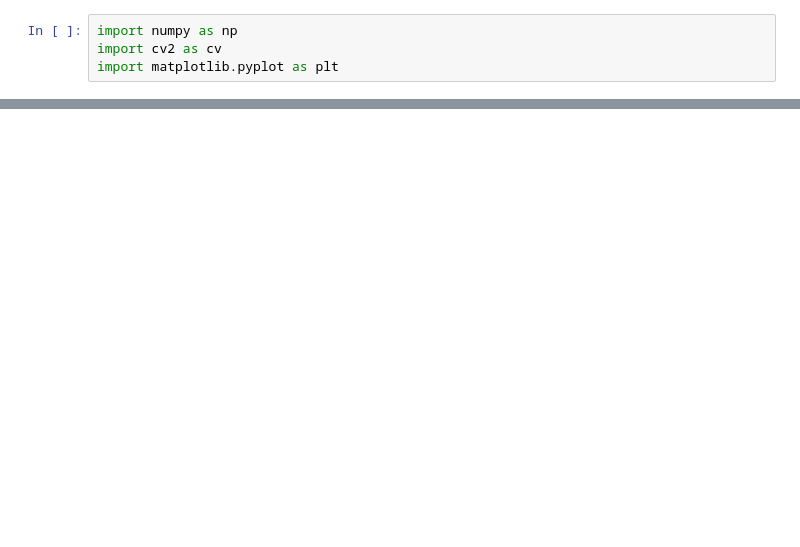
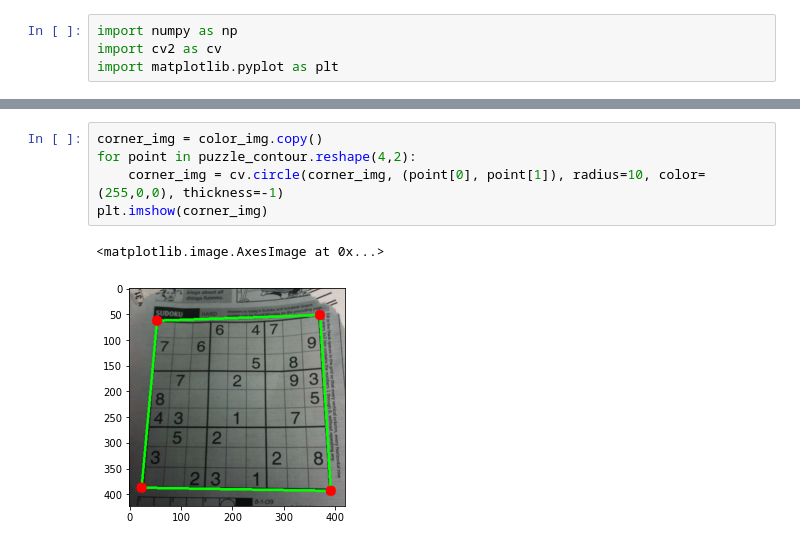
Before and after one commit to brianmakesthings/sudoku_solver, a Jupyter notebook: src/parse_image.ipynb, the cells around one changed output, grey strips where cells are left out. Cells and saved outputs as stored; diff of their text form; blank space fills up the shorter version.

```diff
--- a/src/parse_image.ipynb
+++ b/src/parse_image.ipynb
@@ -63,0 +65,8 @@ TypeError: floodFill() missing required argument 'newVal' (pos 4)
+# %%
+corner_img = color_img.copy()
+for point in puzzle_contour.reshape(4,2):
+    corner_img = cv.circle(corner_img, (point[0], point[1]), radius=10, color=(255,0,0), thickness=-1)
+plt.imshow(corner_img)
+# %% [output]
+<matplotlib.image.AxesImage at 0x...>
+[figure, added]
```
Also changed, not shown: parts of 22 cells of this notebook, 1 other file.
